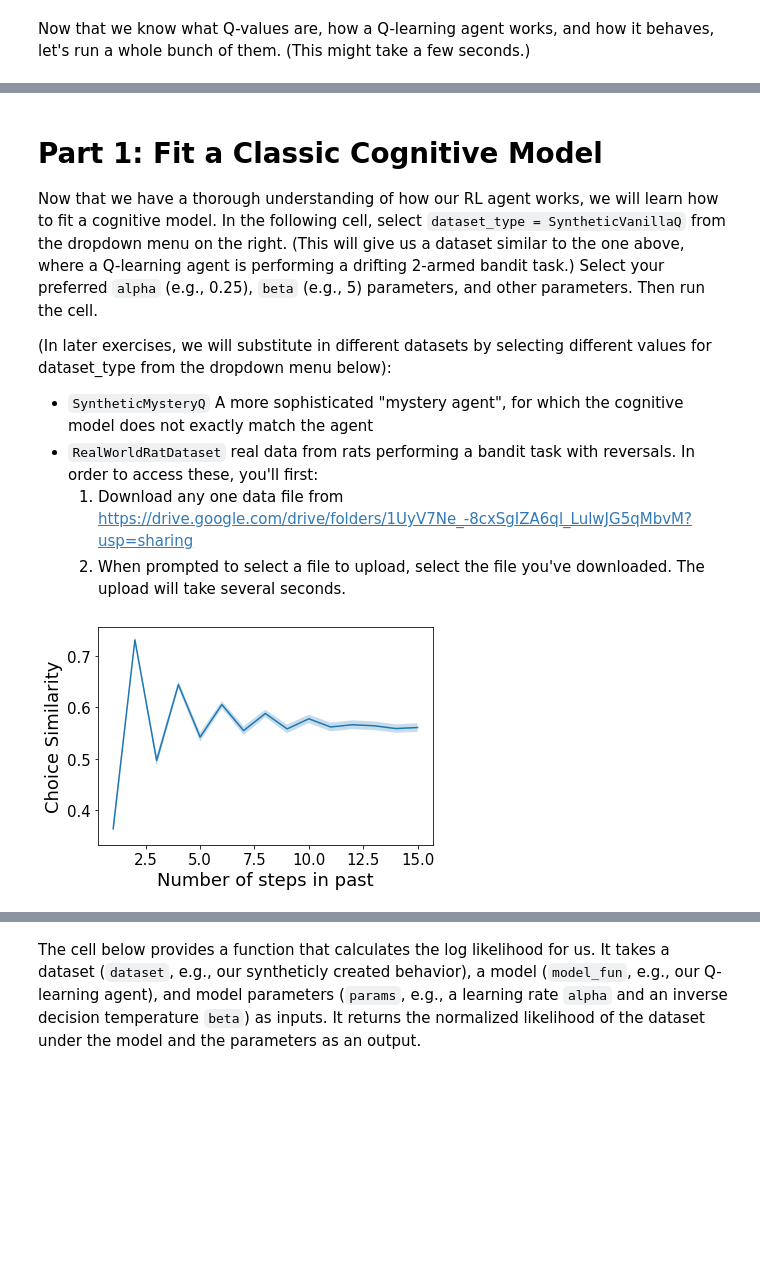
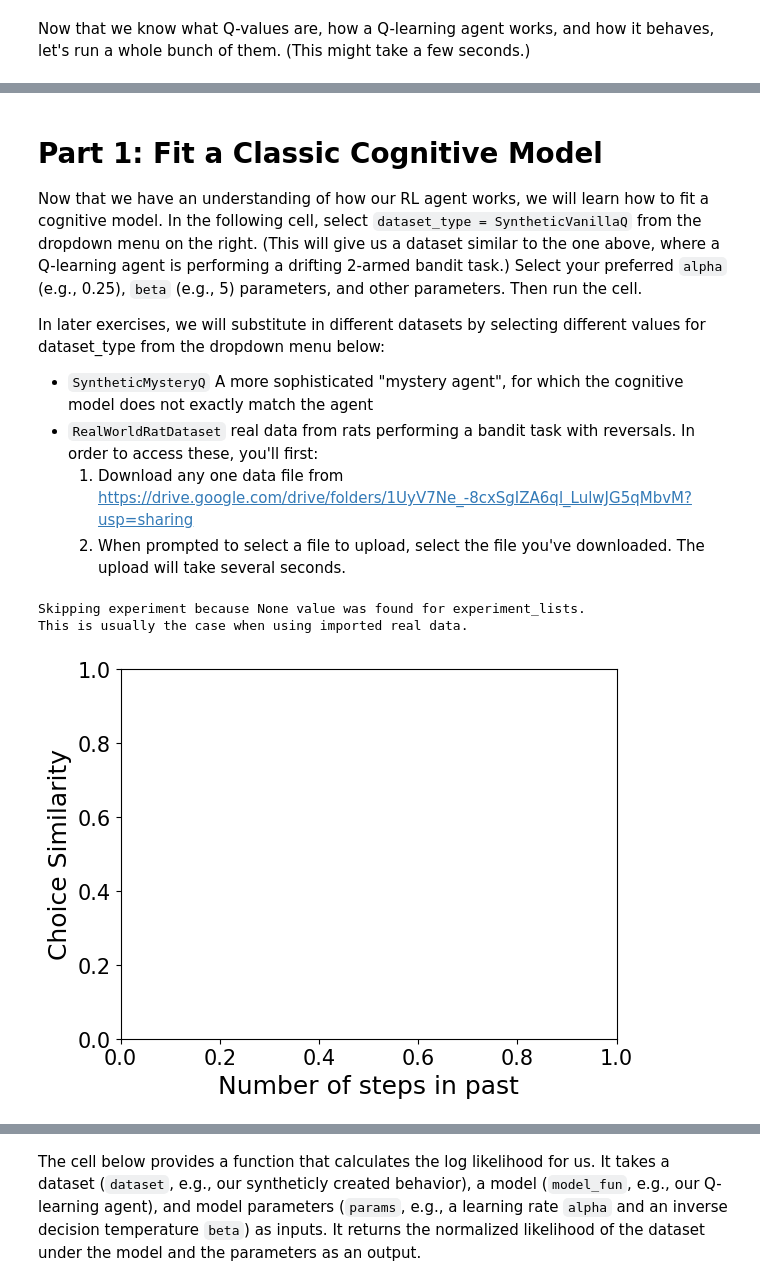
Before and after one commit to kstach01/CogModelingRNNsTutorial, a Jupyter notebook: CCN2023_CogModelingRNNsTutorial2023.ipynb, the cells around one changed output, grey strips where cells are left out. Saved outputs shown, nothing was run; the diff lists cells and outputs as text; code cells hidden in the pictures; blank space fills up the shorter version.

```diff
--- a/CCN2023_CogModelingRNNsTutorial2023.ipynb
+++ b/CCN2023_CogModelingRNNsTutorial2023.ipynb
@@ -301,9 +316,9 @@ Could plot left prob on x-axis, proportion left choices on y; same for right; i.
 <a name="fit-classic-cognitive-model"></a>
 # Part 1: Fit a Classic Cognitive Model
 
-Now that we have a thorough understanding of how our RL agent works, we will learn how to fit a cognitive model. In the following cell, select `dataset_type = SyntheticVanillaQ` from the dropdown menu on the right. (This will give us a dataset similar to the one above, where a Q-learning agent is performing a drifting 2-armed bandit task.) Select your preferred `alpha` (e.g., 0.25), `beta` (e.g., 5) parameters, and other parameters. Then run the cell.
+Now that we have an understanding of how our RL agent works, we will learn how to fit a cognitive model. In the following cell, select `dataset_type = SyntheticVanillaQ` from the dropdown menu on the right. (This will give us a dataset similar to the one above, where a Q-learning agent is performing a drifting 2-armed bandit task.) Select your preferred `alpha` (e.g., 0.25), `beta` (e.g., 5) parameters, and other parameters. Then run the cell.
 
-(In later exercises, we will substitute in different datasets by selecting different values for dataset_type from the dropdown menu below):
+In later exercises, we will substitute in different datasets by selecting different values for dataset_type from the dropdown menu below:
 * `SyntheticMysteryQ` A more sophisticated "mystery agent", for which the cognitive model does not exactly match the agent
 * `RealWorldRatDataset` real data from rats performing a bandit task with reversals. In order to access these, you'll first:
   1. Download any one data file from [https://drive.google.com/drive/folders/1UyV7Ne_-8cxSgIZA6ql_LulwJG5qMbvM?usp=sharing](https://drive.google.com/drive/folders/1UyV7Ne_-8cxSgIZA6ql_LulwJG5qMbvM?usp=sharing)
@@ -375,8 +399,13 @@ else:
   raise NotImplementedError(
       (f'dataset_type {dataset_type} not implemented. '
        'Please select from drop-down list.'))
-# %%
-plotting.plot_action_similarity_to_history(experiment_list_train)
-# %% [output]
-[figure, removed]
+# %%
+#@title Run some diagnostics to characterize the dataset
+bandits.show_valuemetric(experiment_list_train)
+plt.figure()
+plotting.plot_action_similarity_to_history(experiment_list_train, n_steps_back=16)
+# %% [output]
+Skipping experiment because None value was found for experiment_lists.
+This is usually the case when using imported real data.
+[figure, added]
 # %% [markdown]
```
Also changed, not shown: parts of 88 cells of this notebook, 6 other files.
